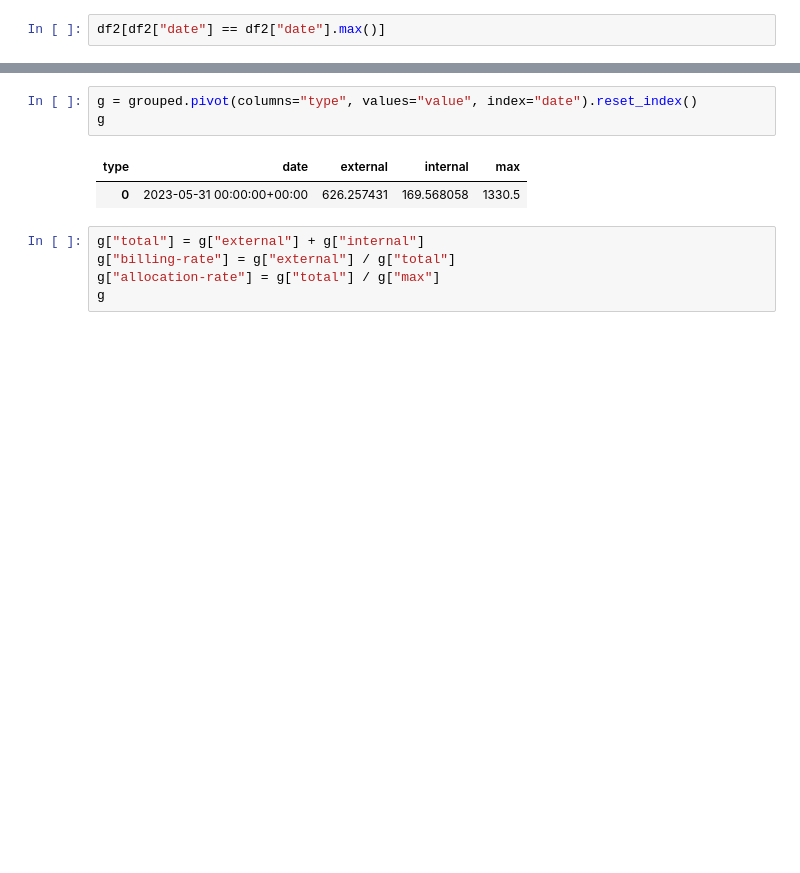
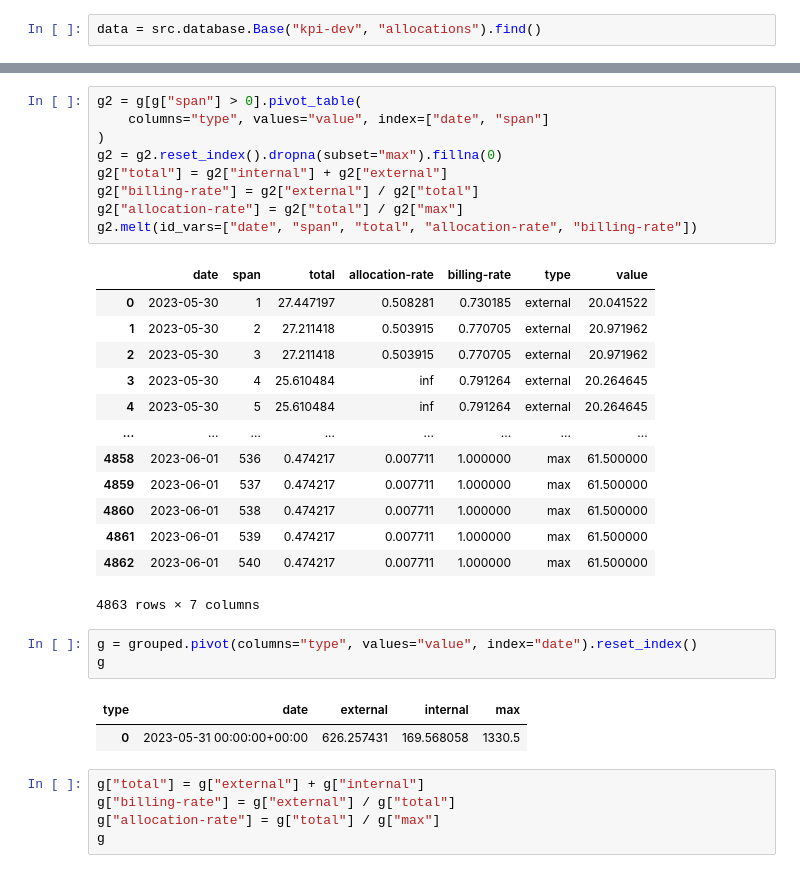
Before and after one commit to vreima/tie-dashboard, a Jupyter notebook: testing-notebook.ipynb, the cells around one changed output, grey strips where cells are left out. Cells and saved outputs as stored; diff of their text form; blank space fills up the shorter version.

```diff
--- a/testing-notebook.ipynb
+++ b/testing-notebook.ipynb
@@ -53,3 +62,3 @@ df2.head()
 # %%
-df2[df2["date"] == df2["date"].max()]
+data = src.database.Base("kpi-dev", "allocations").find()
 # %% [output]
@@ -84,3 +232,26 @@ grouped
+# %%
+g2 = g[g["span"] > 0].pivot_table(
+    columns="type", values="value", index=["date", "span"]
+)
+g2 = g2.reset_index().dropna(subset="max").fillna(0)
+g2["total"] = g2["internal"] + g2["external"]
+g2["billing-rate"] = g2["external"] / g2["total"]
+g2["allocation-rate"] = g2["total"] / g2["max"]
+g2.melt(id_vars=["date", "span", "total", "allocation-rate", "billing-rate"])
+# %% [output]
+|  | date | span | total | allocation-rate | billing-rate | type | value |
+| 0 | 2023-05-30 | 1 | 27.447197 | 0.508281 | 0.730185 | external | 20.041522 |
+| 1 | 2023-05-30 | 2 | 27.211418 | 0.503915 | 0.770705 | external | 20.971962 |
+| 2 | 2023-05-30 | 3 | 27.211418 | 0.503915 | 0.770705 | external | 20.971962 |
+| 3 | 2023-05-30 | 4 | 25.610484 | inf | 0.791264 | external | 20.264645 |
+| 4 | 2023-05-30 | 5 | 25.610484 | inf | 0.791264 | external | 20.264645 |
+| ... | ... | ... | ... | ... | ... | ... | ... |
+| 4858 | 2023-06-01 | 536 | 0.474217 | 0.007711 | 1.000000 | max | 61.500000 |
+| 4859 | 2023-06-01 | 537 | 0.474217 | 0.007711 | 1.000000 | max | 61.500000 |
+| 4860 | 2023-06-01 | 538 | 0.474217 | 0.007711 | 1.000000 | max | 61.500000 |
+| 4861 | 2023-06-01 | 539 | 0.474217 | 0.007711 | 1.000000 | max | 61.500000 |
+| 4862 | 2023-06-01 | 540 | 0.474217 | 0.007711 | 1.000000 | max | 61.500000 |
+4863 rows × 7 columns
 # %%
 g = grouped.pivot(columns="type", values="value", index="date").reset_index()
 g
```
Also changed, not shown: parts of 9 cells of this notebook, 8 other files.
